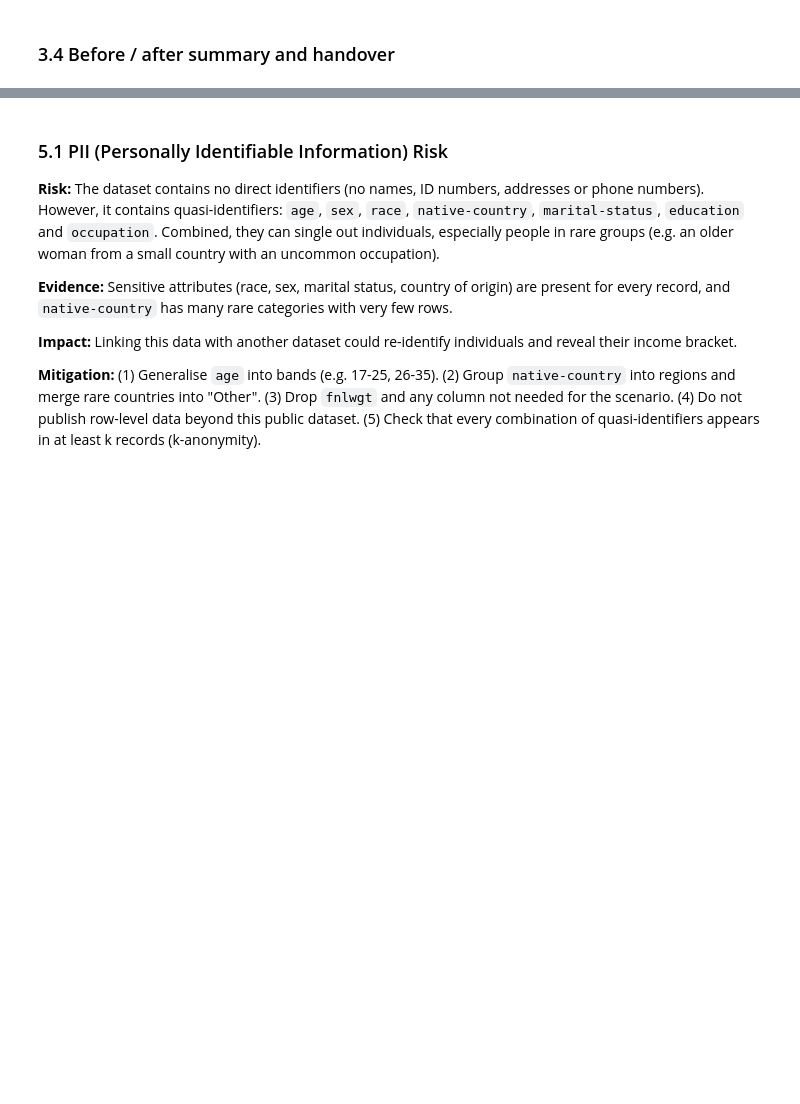
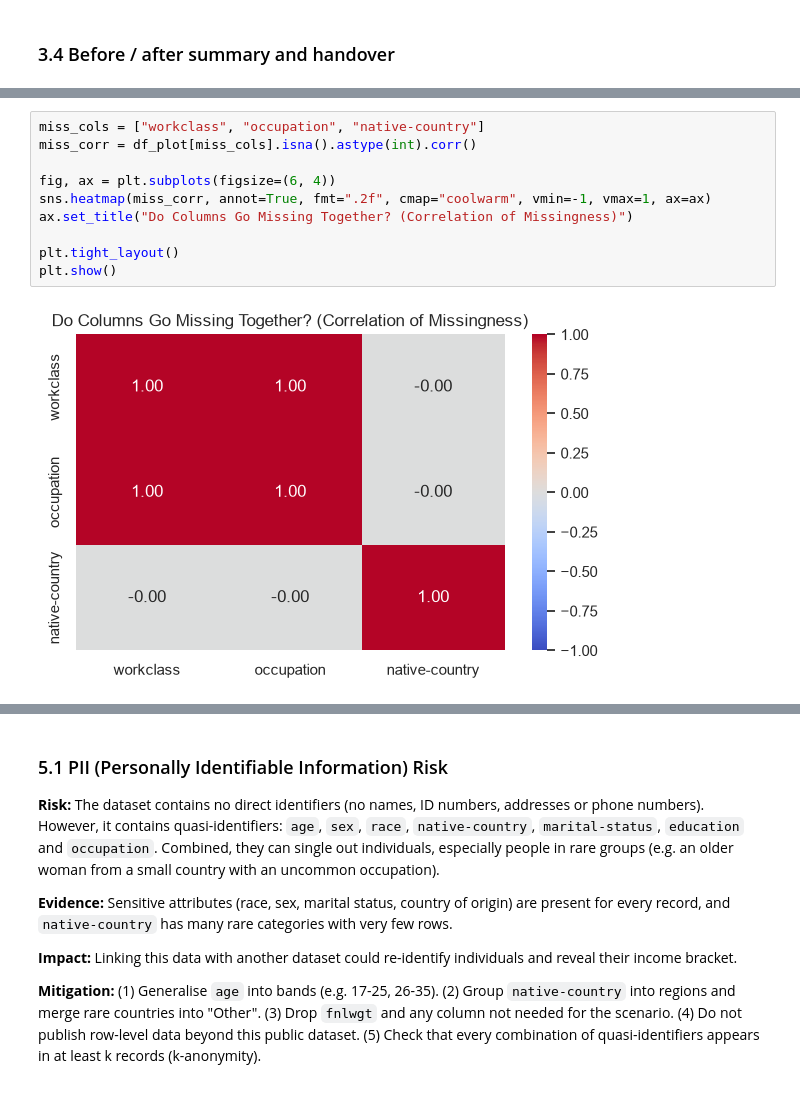
Before and after one commit to a209604-source/adult-census-profiling, a Jupyter notebook: adult_data_profiling.ipynb, the cells around one changed output, grey strips where cells are left out. Drawn from its saved outputs; the diff is of its cells as text; blank space fills up the shorter version.

```diff
--- a/adult_data_profiling.ipynb
+++ b/adult_data_profiling.ipynb
@@ -327,0 +405,12 @@ df_clean.head()
+# %%
+miss_cols = ["workclass", "occupation", "native-country"]
+miss_corr = df_plot[miss_cols].isna().astype(int).corr()
+
+fig, ax = plt.subplots(figsize=(6, 4))
+sns.heatmap(miss_corr, annot=True, fmt=".2f", cmap="coolwarm", vmin=-1, vmax=1, ax=ax)
+ax.set_title("Do Columns Go Missing Together? (Correlation of Missingness)")
+
+plt.tight_layout()
+plt.show()
+# %% [output]
+[figure, added]
```
Also changed, not shown: parts of 15 cells of this notebook.
